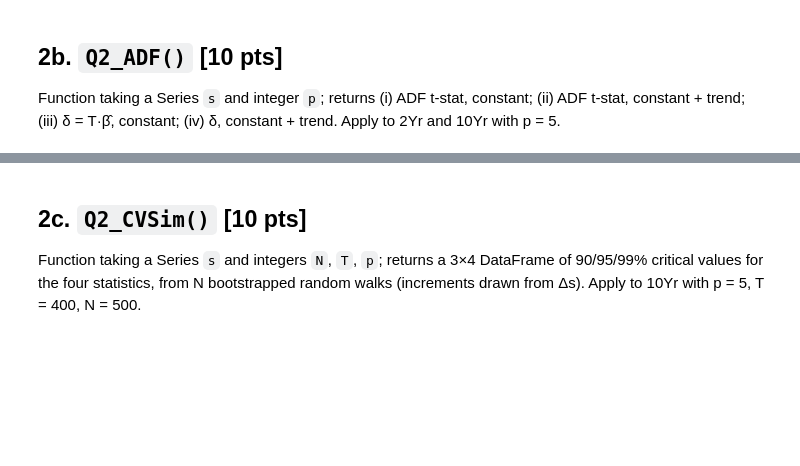
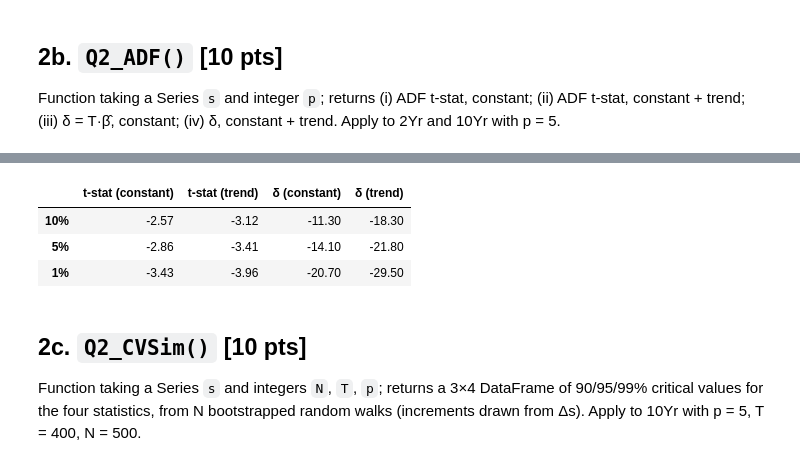
Before and after one commit to NathanMadore/hw3-Financial-Econometrics, a Jupyter notebook: Homework #3 - Mathis Huot, Nathan Madore, Isabelle Tanara.ipynb, the cells around one changed output, grey strips where cells are left out. Saved outputs shown, nothing was run; the diff lists cells and outputs as text; code cells hidden in the pictures; blank space fills up the shorter version.

```diff
--- a/Homework #3 - Mathis Huot, Nathan Madore, Isabelle Tanara.ipynb
+++ b/Homework #3 - Mathis Huot, Nathan Madore, Isabelle Tanara.ipynb
@@ -754,3 +754,99 @@ Mean curve peaks at 26Yr (1.524%); 40Yr mean = 1.331% (-0.193 pp vs peak); 10Yr-
 # %% [markdown]
 ## 2b. `Q2_ADF()` [10 pts]
 Function taking a Series `s` and integer `p`; returns (i) ADF t-stat, constant; (ii) ADF t-stat, constant + trend; (iii) δ = T·β̂, constant; (iv) δ, constant + trend. Apply to 2Yr and 10Yr with p = 5.
+# %%
+# Creating the function and will apply it to the 2Yr and 10Yr yield series with lag p = 5
+def Q2_ADF(s, p):
+    """Augmented Dickey-Fuller statistics with p lagged differences.
+
+    Estimates by OLS the two ADF regressions
+        constant:          Δy_t = α         + β y_{t-1} + Σ_{i=1..p} φ_i Δy_{t-i} + v_t
+        constant + trend:  Δy_t = α + γ t   + β y_{t-1} + Σ_{i=1..p} φ_i Δy_{t-i} + v_t
+    and tests H0: β = 0 (unit root) against HA: β < 0 (stationary / trend-stationary).
+
+    Parameters
+    ----------
+    s : pd.Series or array-like
+        The series y_1, ..., y_n (oldest first).
+    p : int
+        Number of lagged differences Δy_{t-1}, ..., Δy_{t-p}.
+
+    Returns
+    -------
+    pd.Series
+        In this order: (i) t-stat, constant; (ii) t-stat, constant + trend;
+        (iii) δ = T·β̂, constant; (iv) δ = T·β̂, constant + trend.
+        T = n - p - 1 is the number of observations used in the regression
+        (one lost to the first difference, p lost to the lagged differences).
+    """
+    y = np.asarray(s, dtype=float)
+    dy = np.diff(y)                                     # Δy_2, ..., Δy_n  (length n - 1)
+    n_dy = len(dy)
+    T = n_dy - p                                        # usable rows: first p differences are only used as lags
+
+    # Regression variables, all aligned on the same dates t = p + 2, ..., n
+    lhs = dy[p:]                                        # Δy_t
+    y_lag = y[p:-1]                                     # y_{t-1}
+    dy_lags = [dy[p - i:n_dy - i] for i in range(1, p + 1)]   # Δy_{t-1}, ..., Δy_{t-p}
+    const = np.ones(T)
+    trend = np.arange(1, T + 1)                         # deterministic time trend t
+
+    stats_out = {}
+
+    for spec, deterministic in {"const": [const], "trend": [const, trend]}.items():
+        X = np.column_stack(deterministic + [y_lag] + dy_lags)
+        coef = np.linalg.lstsq(X, lhs, rcond=None)[0]   # OLS coefficients
+        resid = lhs - X @ coef
+        sigma2 = resid @ resid / (T - X.shape[1])       # residual variance (degrees-of-freedom corrected)
+        k = len(deterministic)                          # position of β: right after the deterministic terms
+        se_beta = np.sqrt(sigma2 * np.linalg.inv(X.T @ X)[k, k])
+        stats_out[spec] = (coef[k] / se_beta, T * coef[k])   # (ADF t-statistic, normalized bias δ)
+
+    return pd.Series([stats_out["const"][0], stats_out["trend"][0],
+                      stats_out["const"][1], stats_out["trend"][1]],
+                     index=["t-stat (constant)", "t-stat (trend)", "δ (constant)", "δ (trend)"])
+
+
+# ---- Apply to the 2Yr and 10Yr yields, p = 5 ----
+p = 5
+maturities_2b = ["2Yr", "10Yr"]
+adf_full = pd.DataFrame({m: Q2_ADF(gilts[m], p) for m in maturities_2b}).T
+
+# Robustness: same test on the sample before the first BoE hike (16 Dec 2021), i.e. ending 15 Dec 2021,
+# to see whether the 2022 surge in yields drives the result
+pre_hike_end = "2021-12-15"
+adf_pre = pd.DataFrame({m: Q2_ADF(gilts[m].loc[:pre_hike_end], p) for m in maturities_2b}).T
+
+# Cross-check: our t-statistics must equal statsmodels' adfuller (same lags, no automatic lag selection)
+for m in maturities_2b:
+    for reg, col in [("c", "t-stat (constant)"), ("ct", "t-stat (trend)")]:
+        t_sm, pval_sm = adfuller(gilts[m], maxlag=p, regression=reg, autolag=None, result_object=False)[:2]
+        print(f"{m:>4} {col:<18} ours = {adf_full.loc[m, col]:7.4f}   statsmodels = {t_sm:7.4f}   "
+              f"MacKinnon p-value = {pval_sm:.3f}")
+
+# Asymptotic Dickey-Fuller critical values (left tail) for comparison
+# t-stat: Hamilton (1994) Table B.6, cases 2 (constant) and 4 (trend); δ: Table B.5, same cases, T = ∞
+crit_asym = pd.DataFrame({"t-stat (constant)": [-2.57, -2.86, -3.43],
+                          "t-stat (trend)":    [-3.12, -3.41, -3.96],
+                          "δ (constant)":      [-11.3, -14.1, -20.7],
+                          "δ (trend)":         [-18.3, -21.8, -29.5]},
+                         index=["10%", "5%", "1%"])
+
+n_full = len(gilts) - p - 1
+n_pre = len(gilts.loc[:pre_hike_end]) - p - 1
+notes_2b = (
+    f"Notes: ADF regressions of the daily yield change on a constant (and a linear trend), the lagged yield level "
+    f"and p = {p} lagged changes, estimated by OLS. t-stat = estimated β / its standard error; δ = T × estimated β, "
+    f"where T is the number of "
+    f"observations in the regression (T = {n_full:,} for the full sample {gilts.index[0]:%B %-d, %Y} to "
+    f"{gilts.index[-1]:%B %-d, %Y}; T = {n_pre:,} for the sample ending December 15, 2021, the day before the "
+    "first Bank of England rate increase). H0: unit root (β = 0); HA: stationary or trend-stationary (β < 0); the test is "
+    "one-sided, so the null is rejected only when the statistic is below the critical value. Panel C: asymptotic "
+    "Dickey-Fuller critical values from Hamilton (1994), Tables B.5 and B.6 (cases 2 and 4)."
+)
+save_table({"Panel A: Full sample": adf_full,
+            "Panel B: Before the first BoE hike (ends December 15, 2021)": adf_pre,
+            "Panel C: Asymptotic Dickey-Fuller critical values": crit_asym},
+           "Table 2.3 - ADF tests on the 2Yr and 10Yr UK gilt yields (p = 5)",
+           notes=notes_2b, default="num", width=9, label_width=2.6)
+# %% [output]
@@ -757,3 +867,7 @@ Function taking a Series `s` and integer `p`; returns (i) ADF t-stat, constant;
+|  | t-stat (constant) | t-stat (trend) | δ (constant) | δ (trend) |
+| 10% | -2.57 | -3.12 | -11.30 | -18.30 |
+| 5% | -2.86 | -3.41 | -14.10 | -21.80 |
+| 1% | -3.43 | -3.96 | -20.70 | -29.50 |
 # %% [markdown]
 ## 2c. `Q2_CVSim()` [10 pts]
 Function taking a Series `s` and integers `N`, `T`, `p`; returns a 3×4 DataFrame of 90/95/99% critical values for the four statistics, from N bootstrapped random walks (increments drawn from Δs). Apply to 10Yr with p = 5, T = 400, N = 500.
```
Also changed, not shown: parts of 2 cells of this notebook, 3 other files.
